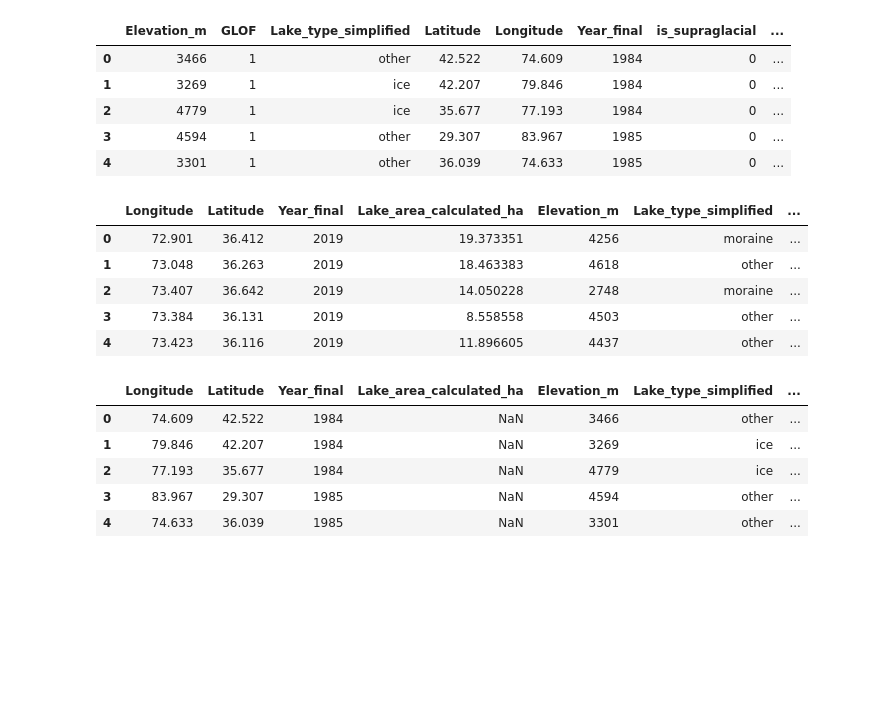
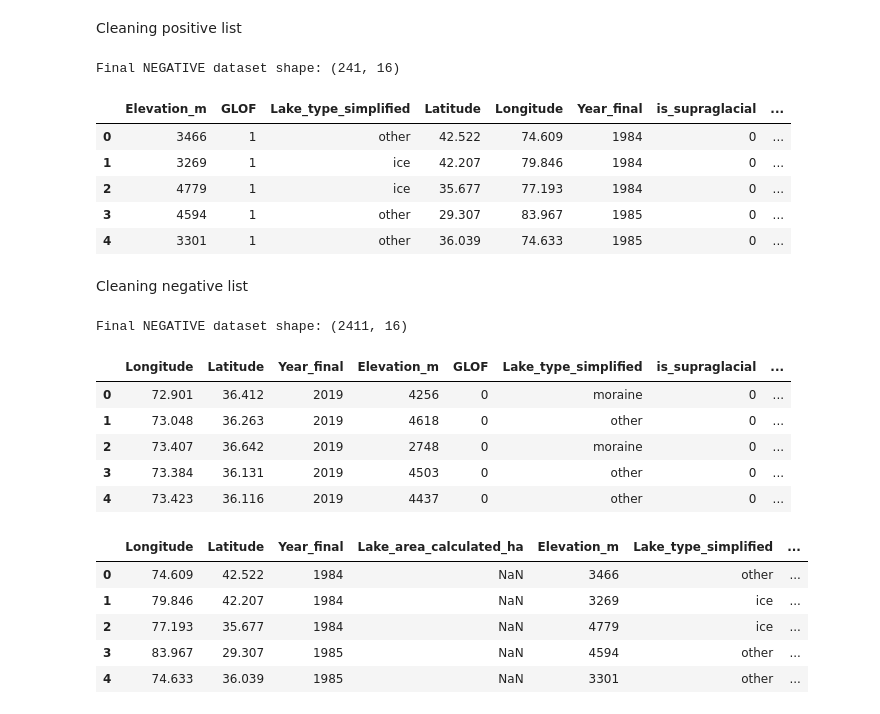
Before and after one commit to SoulNims/GLOF_Risk_ML_Pipeline, a Jupyter notebook: Data Cleaning.ipynb, the cells around one changed output. Saved outputs shown, nothing was run; the diff lists cells and outputs as text; code cells hidden in the pictures; blank space fills up the shorter version.

Commit message:
data cleaning

```diff
--- a/Data Cleaning.ipynb
+++ b/Data Cleaning.ipynb
@@ -44,3 +4,5 @@ uncleaned_ml_neg.to_csv("uncleaned_ml_neg.csv", index=False)
+# %% [markdown]
+Cleaning positive list
 # %%
 # --- Step 1: Load the base dataframe ---
 df_pos = pd.read_csv("df_pos_calculatedarea.csv")
@@ -81,9 +43,11 @@ df_pos = pd.concat([df_pos, glac], axis=1)
 # --- Step 5: Rename final dataframe ---
 uncleaned_ml_pos = df_pos
 
-# Quick check
+# --- Final check ---
+print("Final NEGATIVE dataset shape:", uncleaned_ml_pos.shape)
 uncleaned_ml_pos.head()
 # %% [output]
+Final NEGATIVE dataset shape: (241, 16)
 |  | Elevation_m | GLOF | Lake_type_simplified | Latitude | Longitude | Year_final | is_supraglacial | ... |
 | 0 | 3466 | 1 | other | 42.522 | 74.609 | 1984 | 0 | ... |
 | 1 | 3269 | 1 | ice | 42.207 | 79.846 | 1984 | 0 | ... |
@@ -92,0 +61,36 @@ uncleaned_ml_pos.head()
+# %% [markdown]
+Cleaning negative list
+# %%
+import pandas as pd
+
+# --- Step 1: Load the negative base list ---
+neg = pd.read_csv("glac_neg_list_correct_slope.csv")
+
+# Drop unwanted columns
+neg = neg.drop(columns=["Unnamed: 0", "Lake_type", "Lake_area_ha", "area_t1", "area_t2", "expansion_ha_peryr"], errors="ignore")
+
+# --- Step 2: Load expansion rates ---
+exp5 = pd.read_csv("neg_expansion5y.csv")[["expansion_ha_peryr"]] \
+          .rename(columns={"expansion_ha_peryr": "5y_expansion_rate"})
+exp10 = pd.read_csv("neg_expansion10y.csv")[["expansion_ha_peryr"]] \
+           .rename(columns={"expansion_ha_peryr": "10y_expansion_rate"})
+
+# --- Step 3: Concatenate expansions with base ---
+uncleaned_ml_neg = pd.concat(
+    [neg.reset_index(drop=True),
+     exp5.reset_index(drop=True),
+     exp10.reset_index(drop=True)],
+    axis=1
+)
+
+# --- Final check ---
+print("Final NEGATIVE dataset shape:", uncleaned_ml_neg.shape)
+uncleaned_ml_neg.head()
+# %% [output]
+Final NEGATIVE dataset shape: (2411, 16)
+|  | Longitude | Latitude | Year_final | Elevation_m | GLOF | Lake_type_simplified | is_supraglacial | ... |
+| 0 | 72.901 | 36.412 | 2019 | 4256 | 0 | moraine | 0 | ... |
+| 1 | 73.048 | 36.263 | 2019 | 4618 | 0 | other | 0 | ... |
+| 2 | 73.407 | 36.642 | 2019 | 2748 | 0 | moraine | 0 | ... |
+| 3 | 73.384 | 36.131 | 2019 | 4503 | 0 | other | 0 | ... |
+| 4 | 73.423 | 36.116 | 2019 | 4437 | 0 | other | 0 | ... |
@@ -116,15 +123,6 @@ uncleaned_ml_neg = uncleaned_ml_neg[final_order]
 
 # --- Reorder positive dataframe ---
 uncleaned_ml_pos = uncleaned_ml_pos[final_order]
-# %%
-uncleaned_ml_neg.head()
-# %% [output]
-|  | Longitude | Latitude | Year_final | Lake_area_calculated_ha | Elevation_m | Lake_type_simplified | ... |
-| 0 | 72.901 | 36.412 | 2019 | 19.373351 | 4256 | moraine | ... |
-| 1 | 73.048 | 36.263 | 2019 | 18.463383 | 4618 | other | ... |
-| 2 | 73.407 | 36.642 | 2019 | 14.050228 | 2748 | moraine | ... |
-| 3 | 73.384 | 36.131 | 2019 | 8.558558 | 4503 | other | ... |
-| 4 | 73.423 | 36.116 | 2019 | 11.896605 | 4437 | other | ... |
 # %%
 uncleaned_ml_pos.head()
 # %% [output]
```
Also changed, not shown: parts of 11 cells of this notebook, 1 other file.
